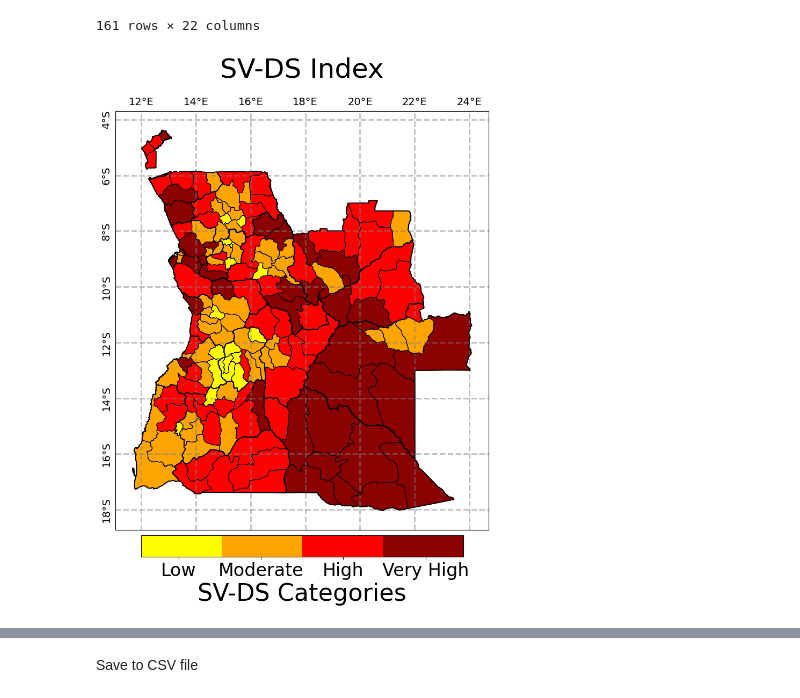
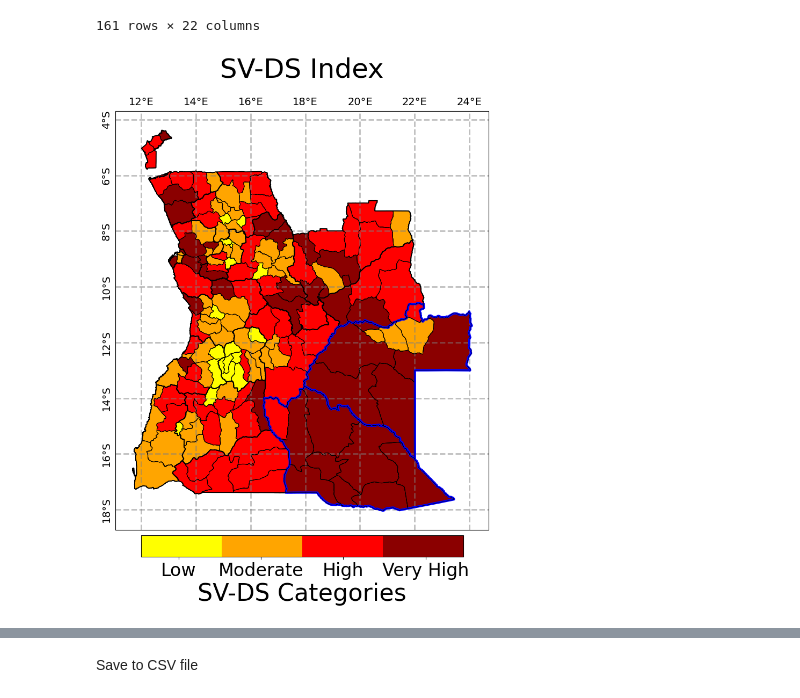
Before and after one commit to edrian-liao/angola-drought, a Jupyter notebook: notebooks/04_sv-ds_index.ipynb, the cells around one changed output, grey strips where cells are left out. Drawn from its saved outputs; the diff is of its cells as text; code cells hidden in the pictures.

```diff
--- a/notebooks/04_sv-ds_index.ipynb
+++ b/notebooks/04_sv-ds_index.ipynb
@@ -81,5 +96,5 @@ We are not using the normalized drought severity index as followed by Dabanli an
 # %%
-sv_ds_index = gdf['Socioeconomic Vulnerability Index (Weighted)'] * gdf['Final Drought Severity Index']
+sv_ds_index = gdf['Socioeconomic Vulnerability Index (Weighted)'] * gdf['Final Norm Drought Severity Index']
 sv_ds_index.describe()
 # %% [output]
 count    161.000000
@@ -121,28 +136,30 @@ cmap2 = colors.ListedColormap(four_colors)
 # %%
 fig = plt.figure(figsize=(10, 10))
 img_extent = (bounds.left, bounds.right, bounds.bottom, bounds.top)
 ax = fig.add_axes([0.1, 0.1, 0.8, 0.78], projection=ccrs.PlateCarree())
 
 gl = ax.gridlines(crs=ccrs.PlateCarree(), draw_labels=True, linewidth=2, color='gray',
                 alpha=0.5, linestyle='--', ylabel_style={'size': 14, 'rotation': 'vertical'},
                 xlabel_style={'size': 14})
 
 gl.xlabels_bottom = False
 gl.ylabels_right = False
 
 plot = gdf.plot(ax=ax, column='SV-DS Category', cmap=cmap2, linewidth=0.8, edgecolor='black')
 shp_prov.geometry.boundary.plot(ax=ax, color='black', linewidth=1.25)
+shp_prov[shp_prov.NAME == 'Kuando Kubango'].geometry.boundary.plot(ax=ax, color='blue', linewidth = 3)
+shp_prov[shp_prov.NAME == 'Moxico'].geometry.boundary.plot(ax=ax, color='blue', linewidth = 3)
 shp_mun.geometry.boundary.plot(ax=ax, color='black', linewidth=0.5)
 
 cbar_ax = fig.add_axes([0.20, 0.05, 0.6, 0.04])
 cbar = plt.colorbar(plot.collections[0], cax=cbar_ax, orientation='horizontal', pad=0.05)
 cbar.ax.tick_params(labelsize=24)
 cbar.set_label('SV-DS Categories', fontsize=32)
 cbar.set_ticklabels(['Low', 'Moderate','High','Very High'])
 cbar.set_ticks(np.linspace(0.35,2.65,4))
 
 fig.suptitle('SV-DS Index', fontsize=36)
 
 plt.savefig(f'../results/figures/mun_final_sv_ds.png', dpi=300, bbox_inches='tight')
 # %% [output]
-[figure, old version]
+[figure, new version]
```
Also changed, not shown: parts of 3 cells of this notebook, 10 other files.
